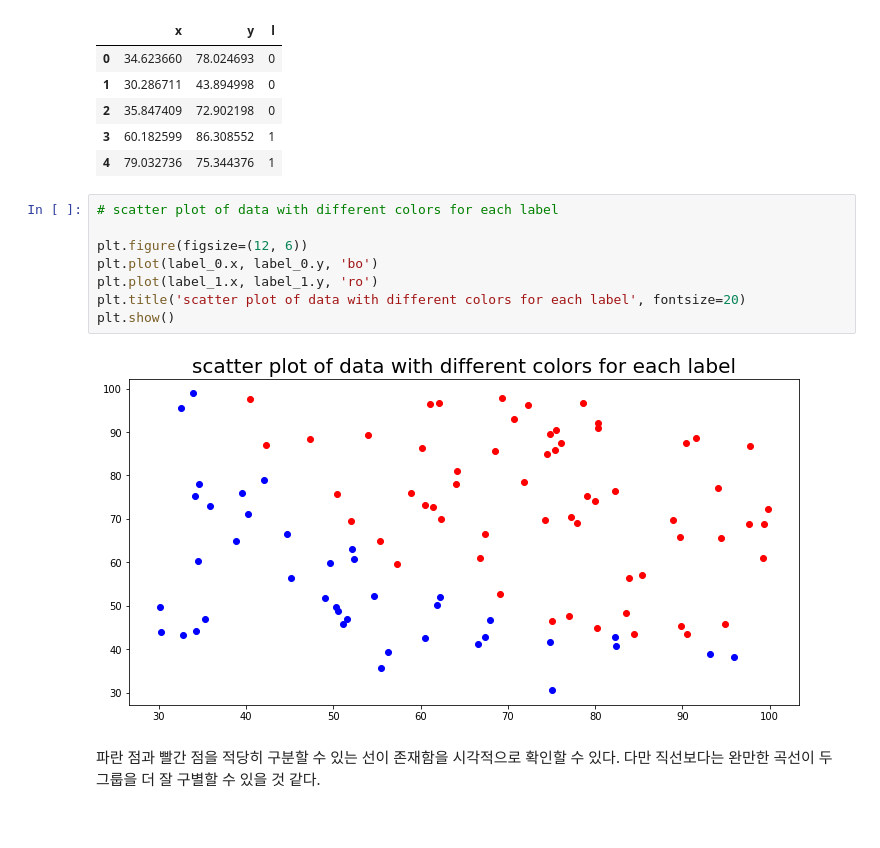
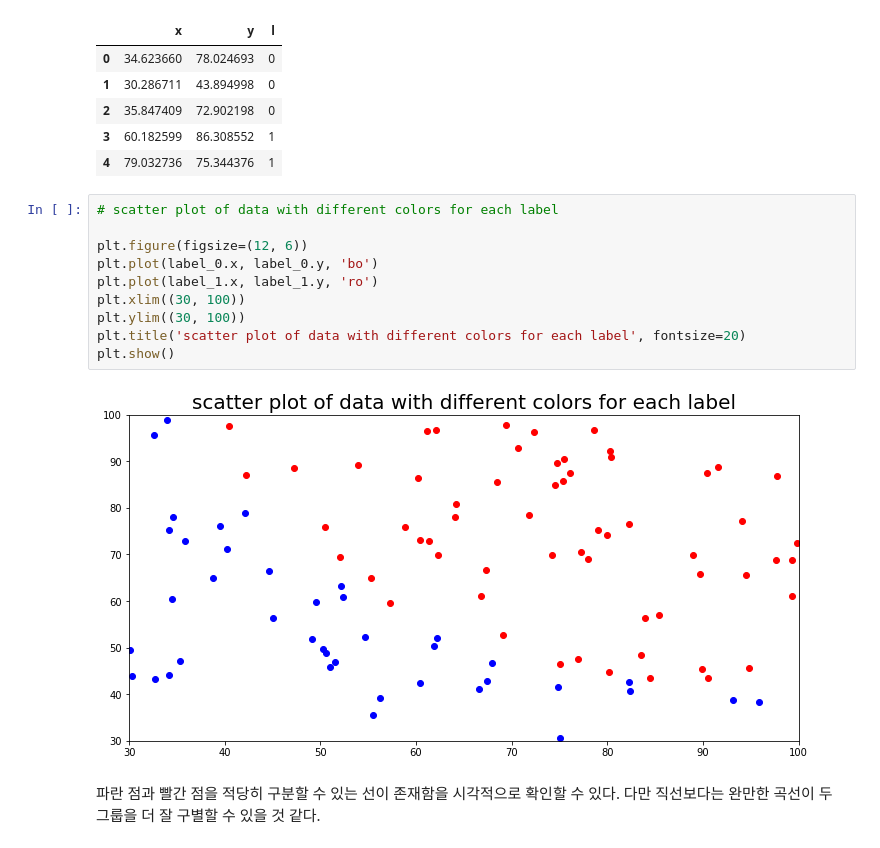
Before and after one commit to BaeHyungjun/2020-1-MachineLearning, a Jupyter notebook: 20152410_배형준_머신러닝_과제5.ipynb, the cells around one changed output. Drawn from its saved outputs; the diff is of its cells as text.

```diff
--- a/20152410_배형준_머신러닝_과제5.ipynb
+++ b/20152410_배형준_머신러닝_과제5.ipynb
@@ -39,13 +39,15 @@ train.head()
 # %%
 # scatter plot of data with different colors for each label
 
 plt.figure(figsize=(12, 6))
 plt.plot(label_0.x, label_0.y, 'bo')
 plt.plot(label_1.x, label_1.y, 'ro')
+plt.xlim((30, 100))
+plt.ylim((30, 100))
 plt.title('scatter plot of data with different colors for each label', fontsize=20)
 plt.show()
 # %% [output]
-[figure, old version]
+[figure, new version]
 # %% [markdown]
 파란 점과 빨간 점을 적당히 구분할 수 있는 선이 존재함을 시각적으로 확인할 수 있다. 다만 직선보다는 완만한 곡선이 두 그룹을 더 잘 구별할 수 있을 것 같다.
 # %% [markdown]
```
Also changed, not shown: parts of 16 cells of this notebook.
